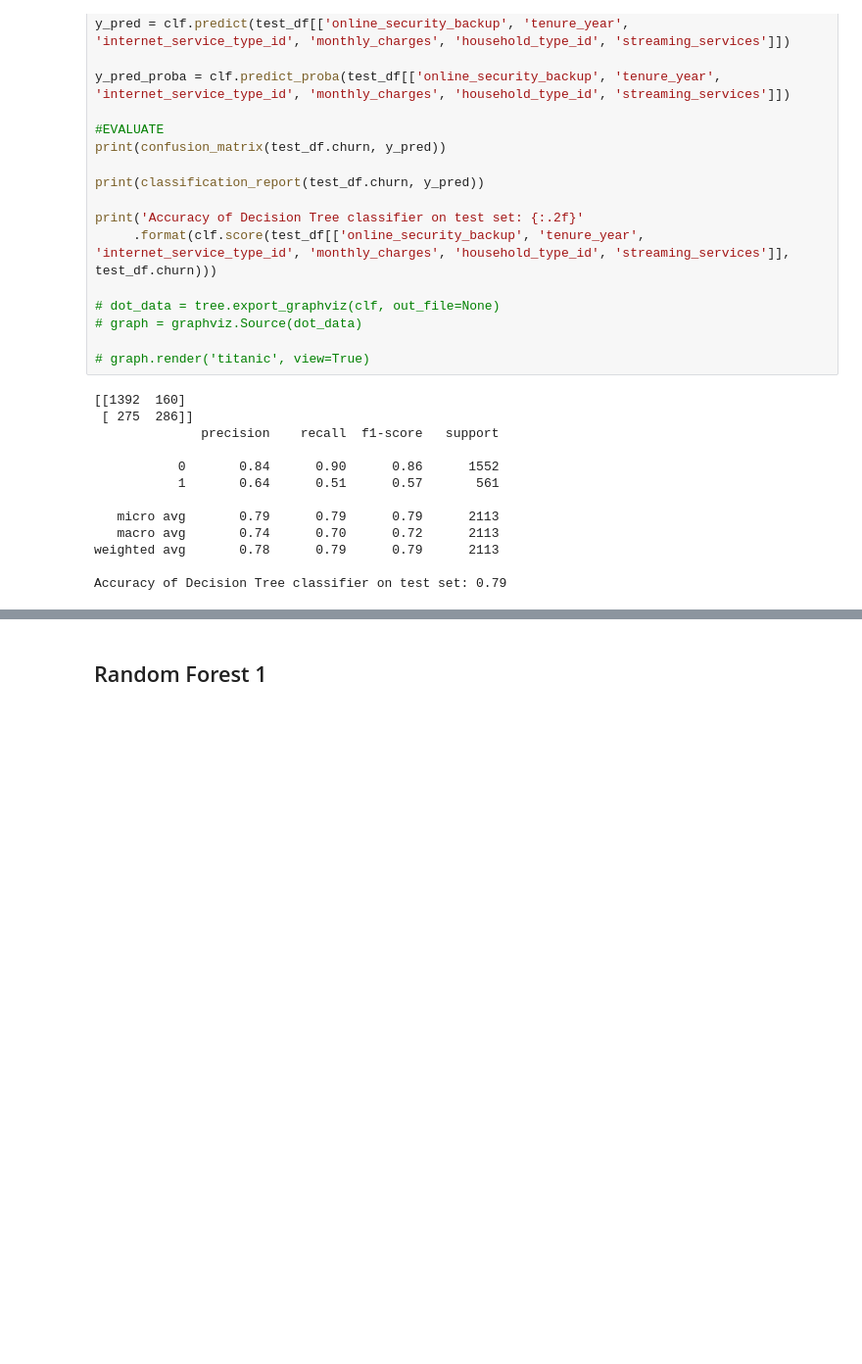
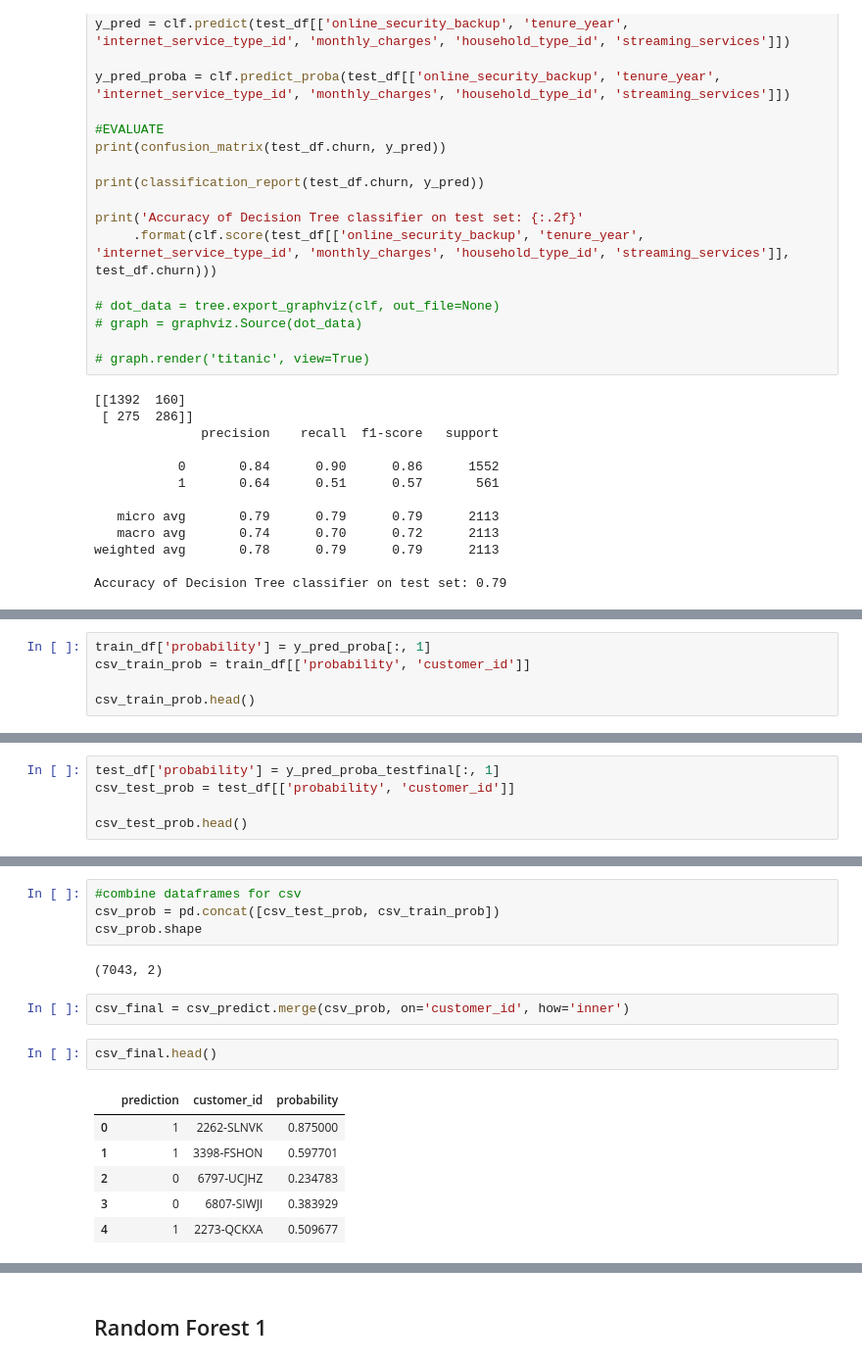
Before and after one commit to jess-katy/classification_project, a Jupyter notebook: Classification_Proj_Jess_Katy_MASTER.ipynb, the cells around one changed output, grey strips where cells are left out. Shown at 98% size. Drawn from its saved outputs; the diff is of its cells as text; blank space fills up the shorter version.

```diff
--- a/Classification_Proj_Jess_Katy_MASTER.ipynb
+++ b/Classification_Proj_Jess_Katy_MASTER.ipynb
@@ -2105,0 +2134,5 @@ Accuracy of Decision Tree classifier on test set: 0.78
+# %%
+train_df['probability'] = y_pred_proba[:, 1]
+csv_train_prob = train_df[['probability', 'customer_id']]
+
+csv_train_prob.head()
@@ -2105,0 +2151,5 @@ Accuracy of Decision Tree classifier on test set: 0.78
+# %%
+test_df['probability'] = y_pred_proba_testfinal[:, 1]
+csv_test_prob = test_df[['probability', 'customer_id']]
+
+csv_test_prob.head()
@@ -2105,0 +2168,17 @@ Accuracy of Decision Tree classifier on test set: 0.78
+# %%
+#combine dataframes for csv
+csv_prob = pd.concat([csv_test_prob, csv_train_prob])
+csv_prob.shape
+# %% [output]
+(7043, 2)
+# %%
+csv_final = csv_predict.merge(csv_prob, on='customer_id', how='inner')
+# %%
+csv_final.head()
+# %% [output]
+|  | prediction | customer_id | probability |
+| 0 | 1 | 2262-SLNVK | 0.875000 |
+| 1 | 1 | 3398-FSHON | 0.597701 |
+| 2 | 0 | 6797-UCJHZ | 0.234783 |
+| 3 | 0 | 6807-SIWJI | 0.383929 |
+| 4 | 1 | 2273-QCKXA | 0.509677 |
```
Also changed, not shown: parts of 14 cells of this notebook.
